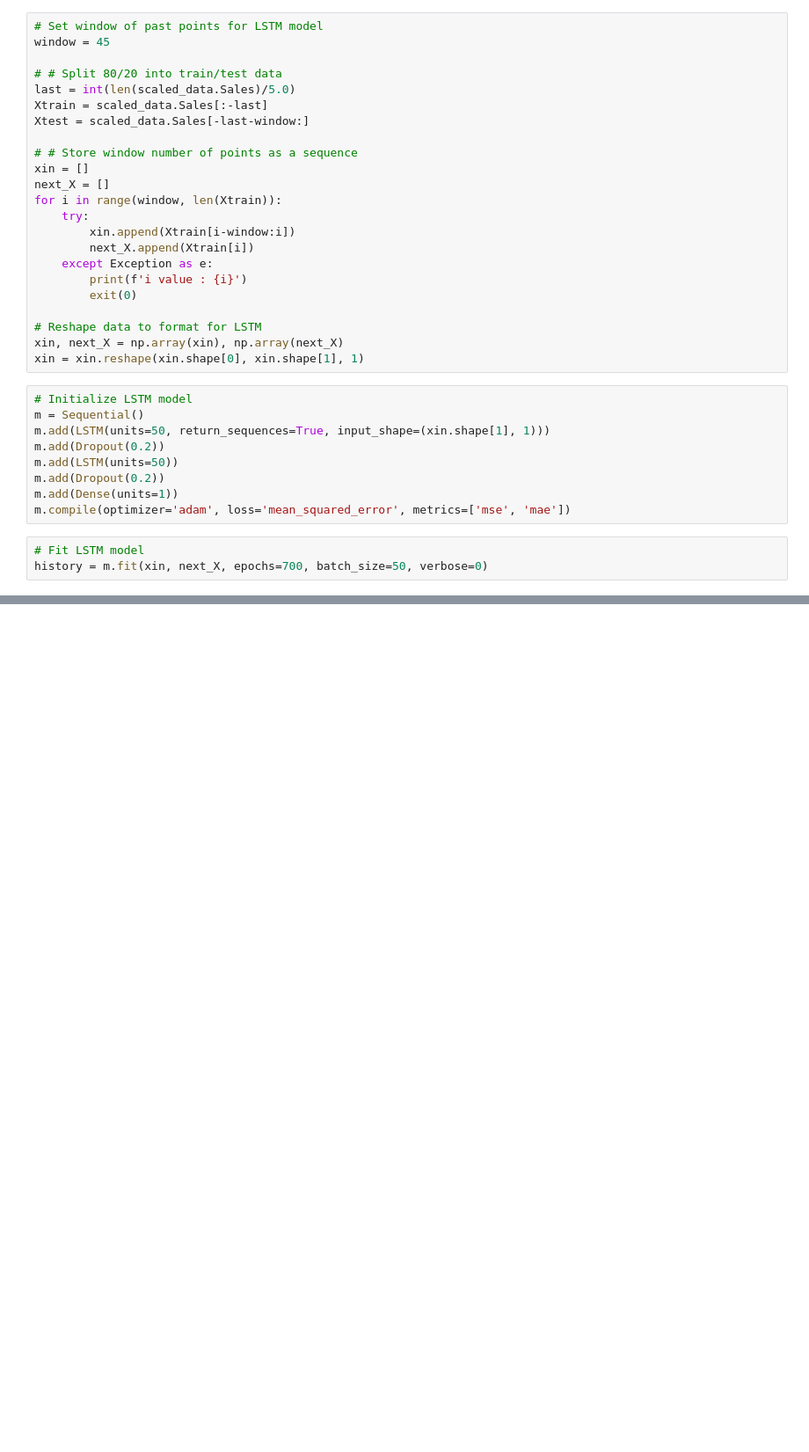
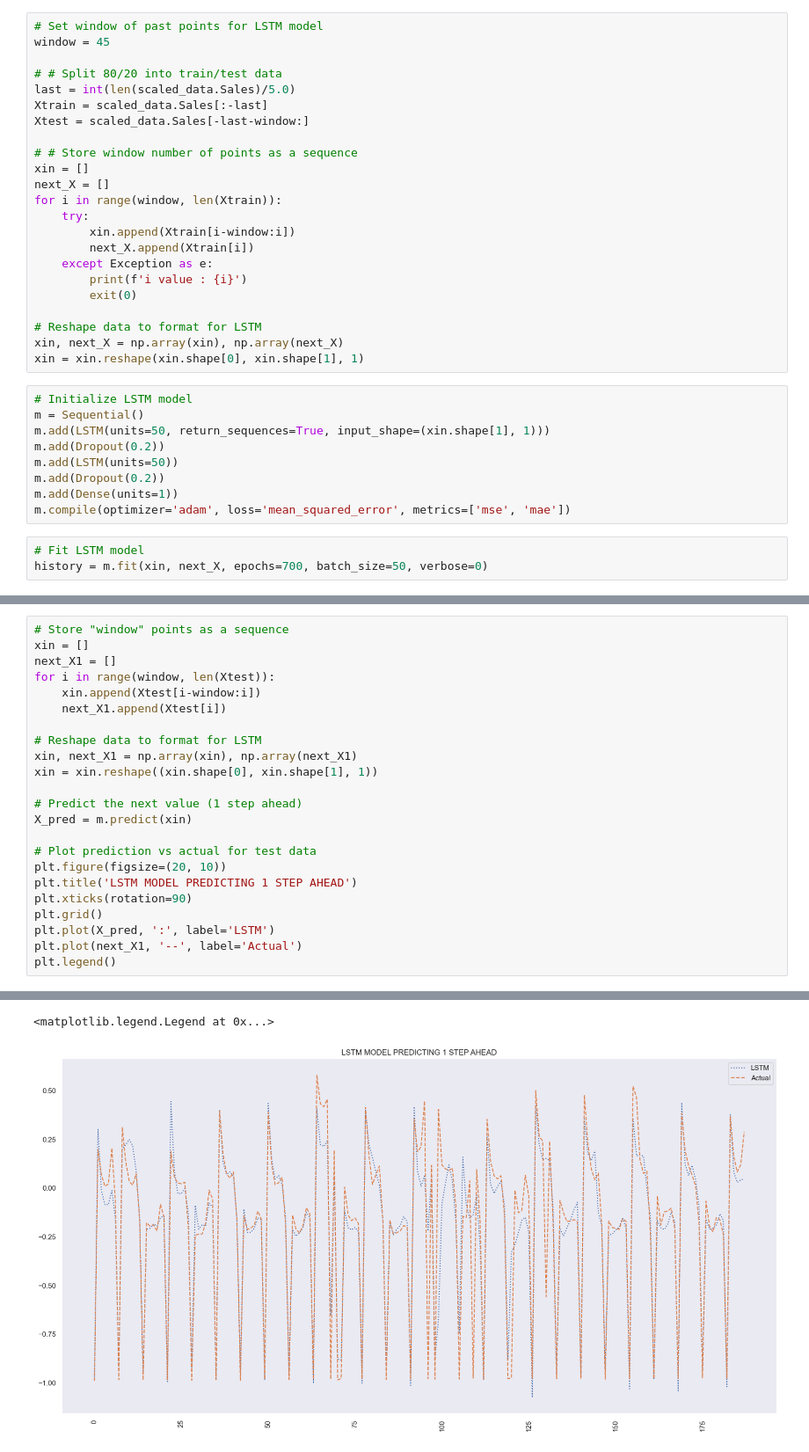
Before and after one commit to nahomHmichael/Rossman-Pharmaceutical-Sales-Pridiction, a Jupyter notebook: notebooks/deep_learning.ipynb, the cells around one changed output, grey strips where cells are left out. Shown at 88% size. Drawn from its saved outputs; the diff is of its cells as text; blank space fills up the shorter version.

```diff
--- a/notebooks/deep_learning.ipynb
+++ b/notebooks/deep_learning.ipynb
@@ -291,0 +307,24 @@ history = m.fit(xin, next_X, epochs=700, batch_size=50, verbose=0)
+# %%
+# Store "window" points as a sequence
+xin = []
+next_X1 = []
+for i in range(window, len(Xtest)):
+    xin.append(Xtest[i-window:i])
+    next_X1.append(Xtest[i])
+
+# Reshape data to format for LSTM
+xin, next_X1 = np.array(xin), np.array(next_X1)
+xin = xin.reshape((xin.shape[0], xin.shape[1], 1))
+
+# Predict the next value (1 step ahead)
+X_pred = m.predict(xin)
+
+# Plot prediction vs actual for test data
+plt.figure(figsize=(20, 10))
+plt.title('LSTM MODEL PREDICTING 1 STEP AHEAD')
+plt.xticks(rotation=90)
+plt.grid()
+plt.plot(X_pred, ':', label='LSTM')
+plt.plot(next_X1, '--', label='Actual')
+plt.legend()
+# %% [output]
@@ -291,0 +332,2 @@ history = m.fit(xin, next_X, epochs=700, batch_size=50, verbose=0)
+<matplotlib.legend.Legend at 0x...>
+[figure, added]
```
Also changed, not shown: parts of 8 cells of this notebook.
